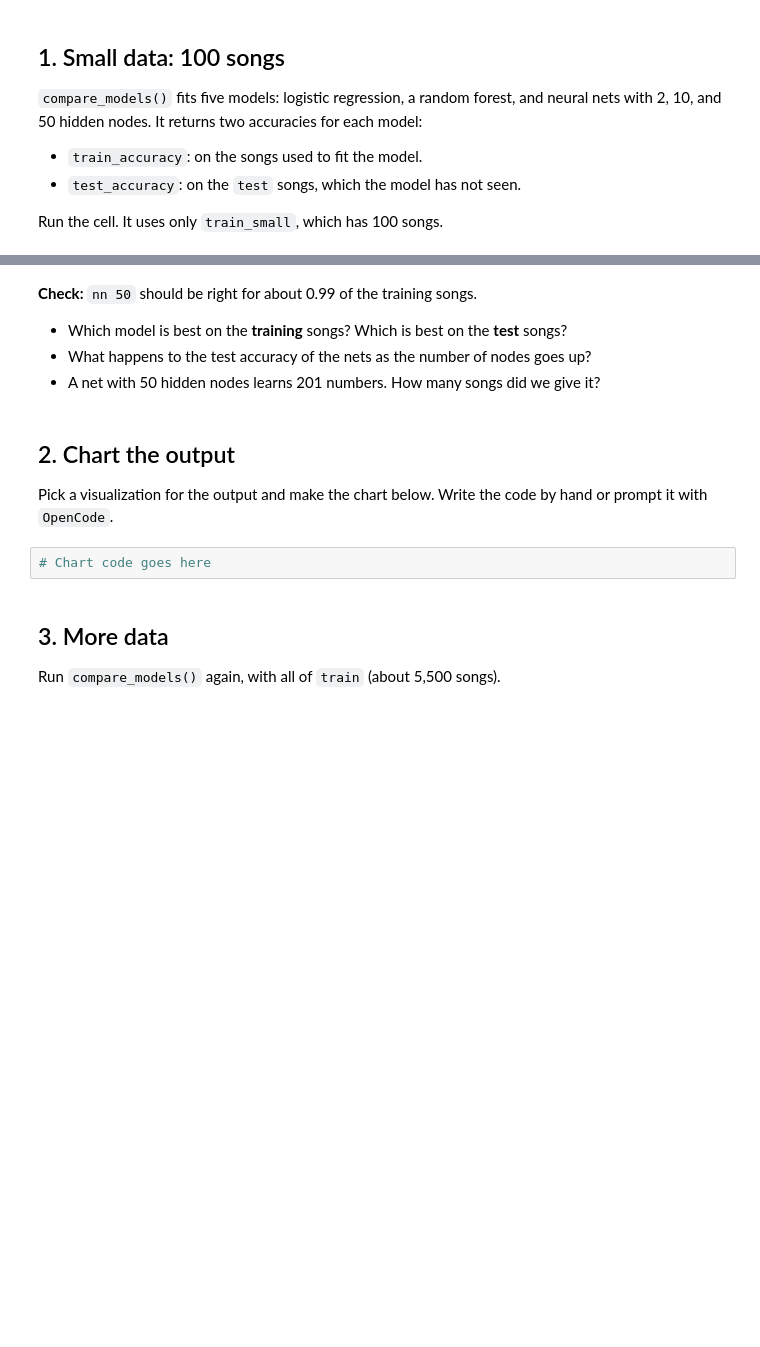
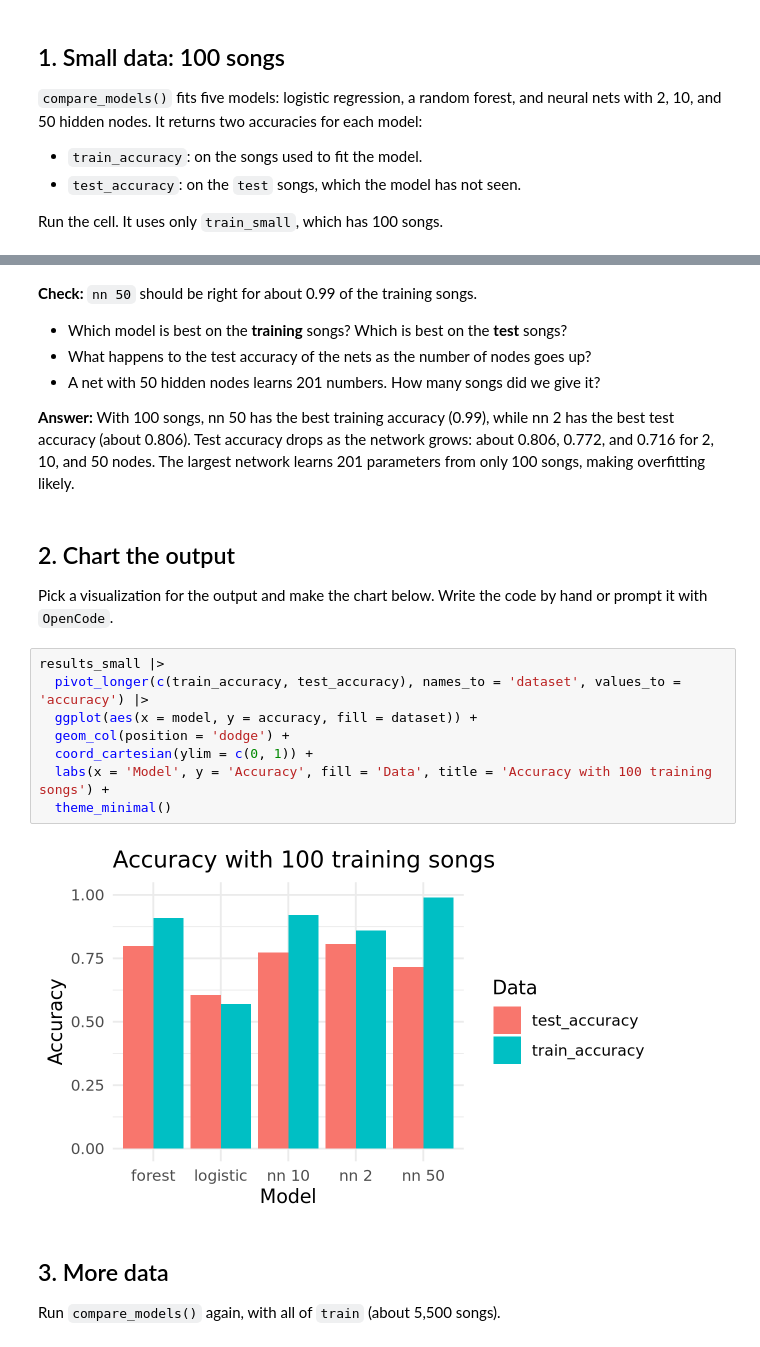
Before and after one commit to Renee0828/codespace, a Jupyter notebook: exercises/16-nn-exercise.ipynb, the cells around one changed output, grey strips where cells are left out. Drawn from its saved outputs; the diff is of its cells as text; blank space fills up the shorter version.

Commit message:
complete neural networks exercise

```diff
--- a/exercises/16-nn-exercise.ipynb
+++ b/exercises/16-nn-exercise.ipynb
@@ -98,12 +126,22 @@ results_small
 - Which model is best on the **training** songs? Which is best on the **test** songs?
 - What happens to the test accuracy of the nets as the number of nodes goes up?
 - A net with 50 hidden nodes learns 201 numbers. How many songs did we give it?
+
+**Answer:** With 100 songs, nn 50 has the best training accuracy (0.99), while nn 2 has the best test accuracy (about 0.806). Test accuracy drops as the network grows: about 0.806, 0.772, and 0.716 for 2, 10, and 50 nodes. The largest network learns 201 parameters from only 100 songs, making overfitting likely.
 # %% [markdown]
 ## 2. Chart the output
 
 Pick a visualization for the output and make the chart below. Write the code by hand or prompt it with `OpenCode`.
 # %%
-# Chart code goes here
+results_small |>
+  pivot_longer(c(train_accuracy, test_accuracy), names_to = 'dataset', values_to = 'accuracy') |>
+  ggplot(aes(x = model, y = accuracy, fill = dataset)) +
+  geom_col(position = 'dodge') +
+  coord_cartesian(ylim = c(0, 1)) +
+  labs(x = 'Model', y = 'Accuracy', fill = 'Data', title = 'Accuracy with 100 training songs') +
+  theme_minimal()
+# %% [output]
+[figure, added]
 # %% [markdown]
 ## 3. More data
 
```
Also changed, not shown: parts of 7 cells of this notebook, 1 other file.
